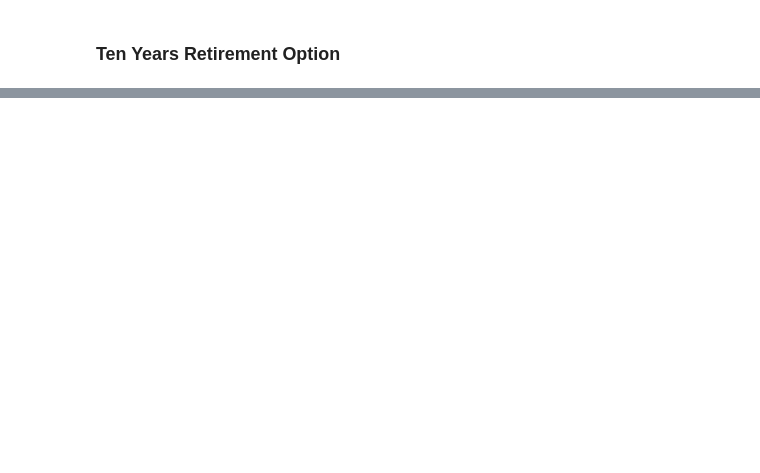
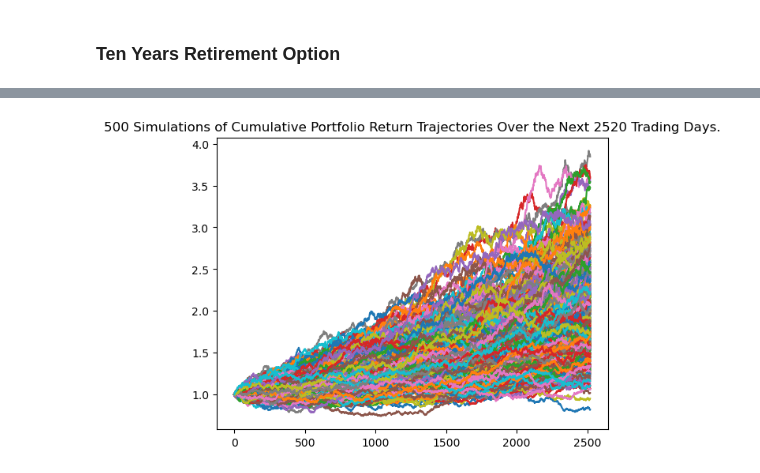
Before and after one commit to ravyeles/Columbia-FinTech-Bootcamp, a Jupyter notebook: Assignments/Module 5 - Feb 7th/financial-planner.ipynb, the cells around one changed output, grey strips where cells are left out. Saved outputs shown, nothing was run; the diff lists cells and outputs as text; code cells hidden in the pictures; blank space fills up the shorter version.

```diff
--- a/Assignments/Module 5 - Feb 7th/financial-planner.ipynb
+++ b/Assignments/Module 5 - Feb 7th/financial-planner.ipynb
@@ -351,3 +389,4 @@ print(f"There is a 95% chance that an initial investment of ${initial_investment
 # %%
 # Running a Monte Carlo simulation to forecast 10 years cumulative returns
-# YOUR CODE HERE!
+MC_tenyear = MCSimulation(portfolio_data = df_stock_data,weights = [.60,.40],num_simulation = 500,num_trading_days = 252*10) #Set the simulation parameters
+returns = MC_tenyear.calc_cumulative_return() #Run the simulation
@@ -354,5 +418,7 @@ print(f"There is a 95% chance that an initial investment of ${initial_investment
 # %%
 # Plot simulation outcomes
-# YOUR CODE HERE!
+line_plot = MC_tenyear.plot_simulation()
+# %% [output]
+[figure, added]
 # %%
 # Plot probability distribution and confidence intervals
```
Also changed, not shown: parts of 27 cells of this notebook, 7 other files.
